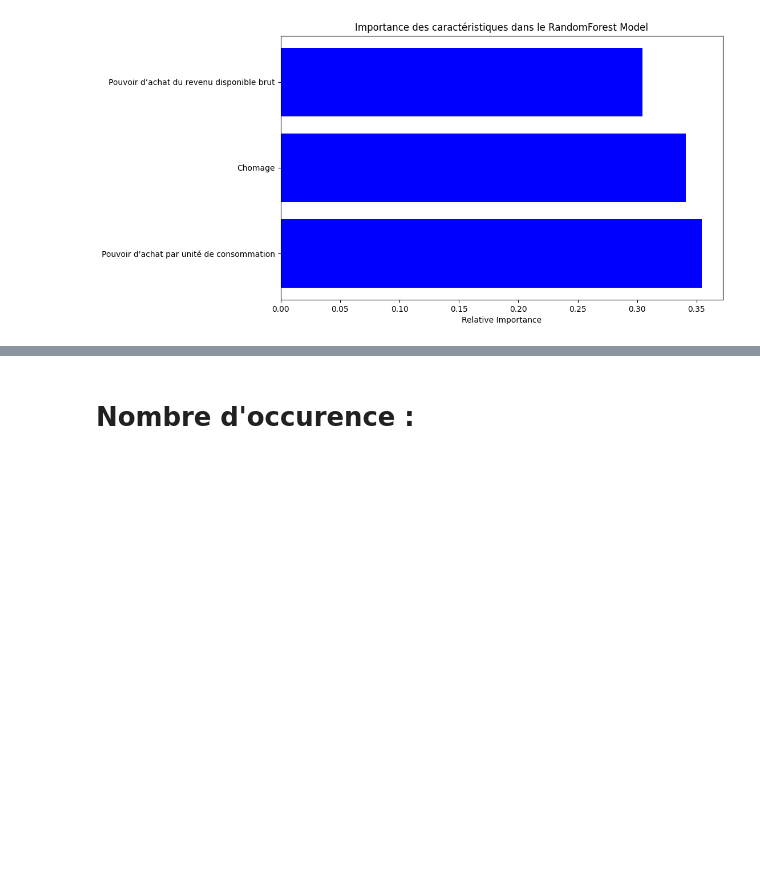
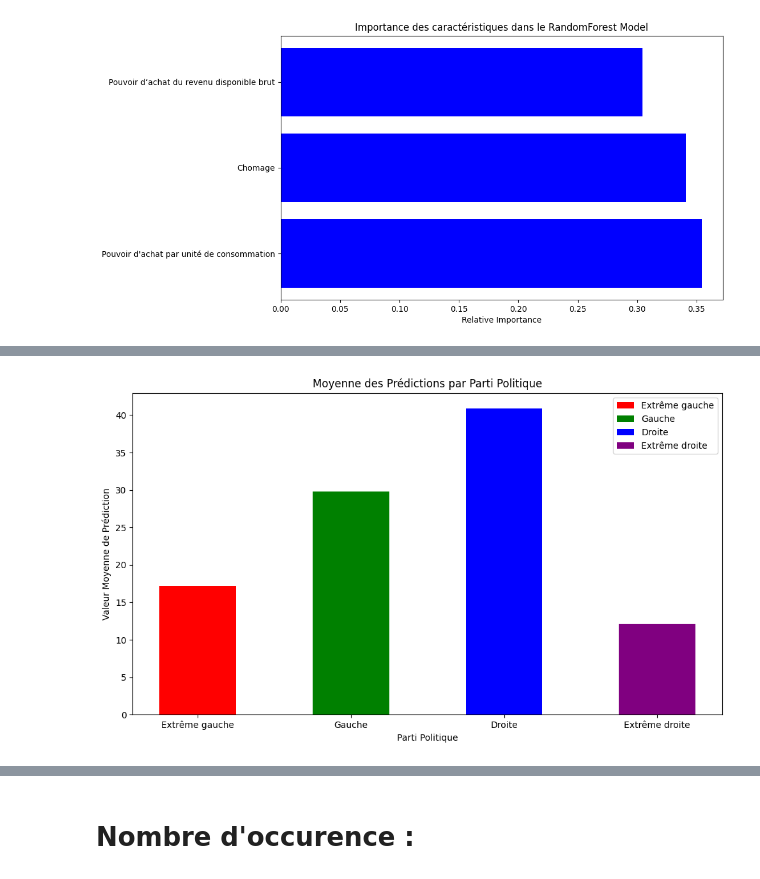
Before and after one commit to MathysLioson/presidential_IA, a Jupyter notebook: algo/presidentialLearning.ipynb, the cells around one changed output, grey strips where cells are left out. Cells and saved outputs as stored; diff of their text form; code cells hidden in the pictures; blank space fills up the shorter version.

```diff
--- a/algo/presidentialLearning.ipynb
+++ b/algo/presidentialLearning.ipynb
@@ -411,0 +456,40 @@ for i in range(y_pred.shape[1]):
+# %%
+import matplotlib.pyplot as plt
+import numpy as np
+
+# Noms des partis politiques correspondant à chaque colonne dans y_pred
+partis_politiques = ["Extrême gauche", "Gauche", "Droite", "Extrême droite"]
+
+# Couleurs spécifiques pour les prédictions de chaque parti politique
+parties_colors = {
+    'Extrême gauche': 'red',
+    'Gauche': 'green',
+    'Droite': 'blue',
+    'Extrême droite': 'purple'
+}
+
+# Assurez-vous que y_pred est un tableau numpy
+y_pred = np.array(y_pred)
+
+# Calculer la moyenne des prédictions pour chaque parti politique
+mean_predictions = [np.mean(y_pred[:, i]) for i in range(y_pred.shape[1])]
+
+# Créer un graphique avec une barre pour chaque parti politique
+plt.figure(figsize=(10, 6))
+index = np.arange(len(partis_politiques))  # Indices pour les barres
+bar_width = 0.5  # Largeur des barres
+
+# Créer des barres pour chaque parti politique
+for i, parti in enumerate(partis_politiques):
+    plt.bar(index[i], mean_predictions[i], bar_width, label=parti, color=parties_colors[parti])
+
+plt.xlabel('Parti Politique')
+plt.ylabel('Valeur Moyenne de Prédiction')
+plt.title('Moyenne des Prédictions par Parti Politique')
+plt.xticks(index, partis_politiques)  # Étiquettes des partis sous chaque barre
+plt.legend()
+
+plt.tight_layout()
+plt.show()
+# %% [output]
+[figure, added]
```
Also changed, not shown: parts of 8 cells of this notebook, 1 other file.
